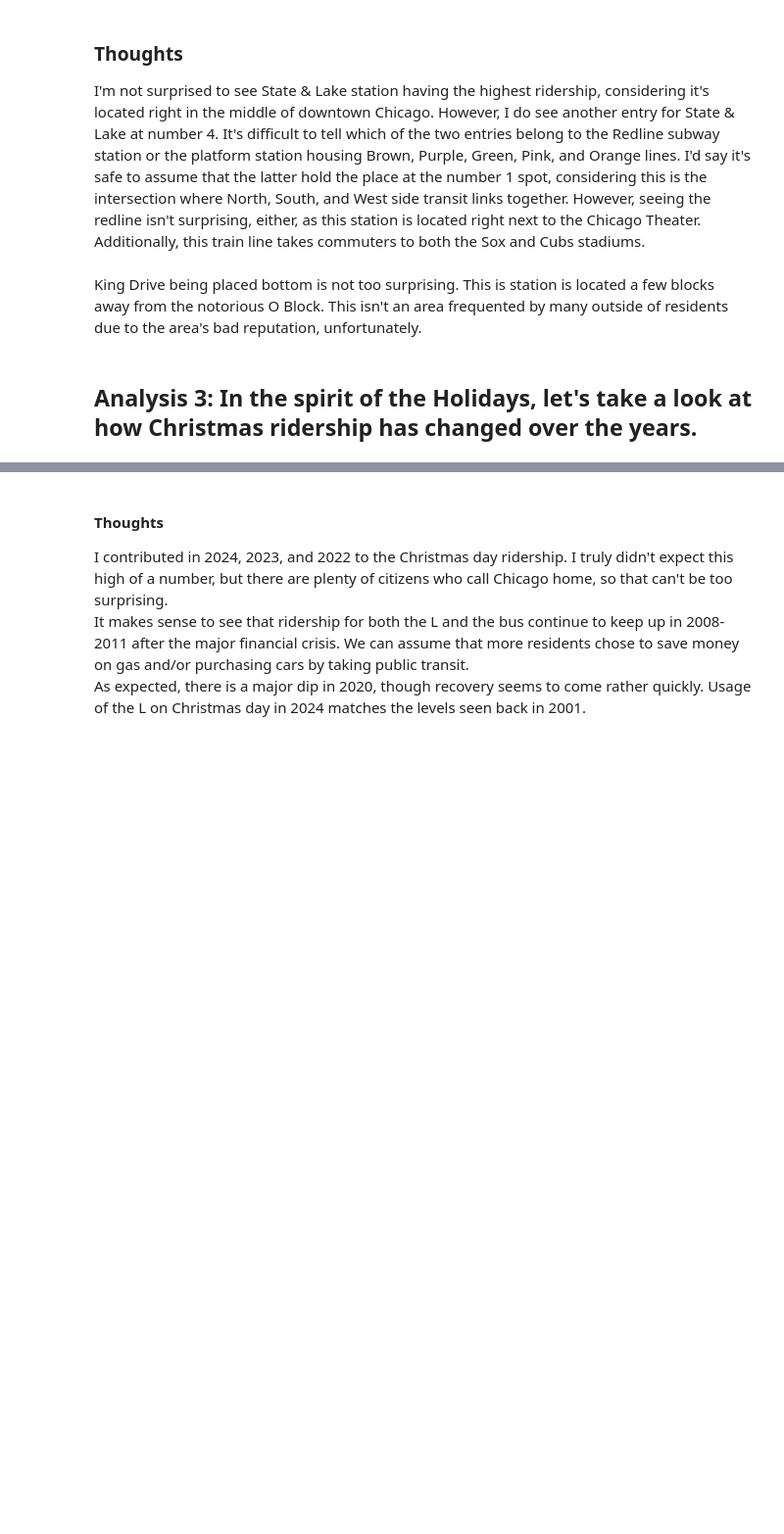
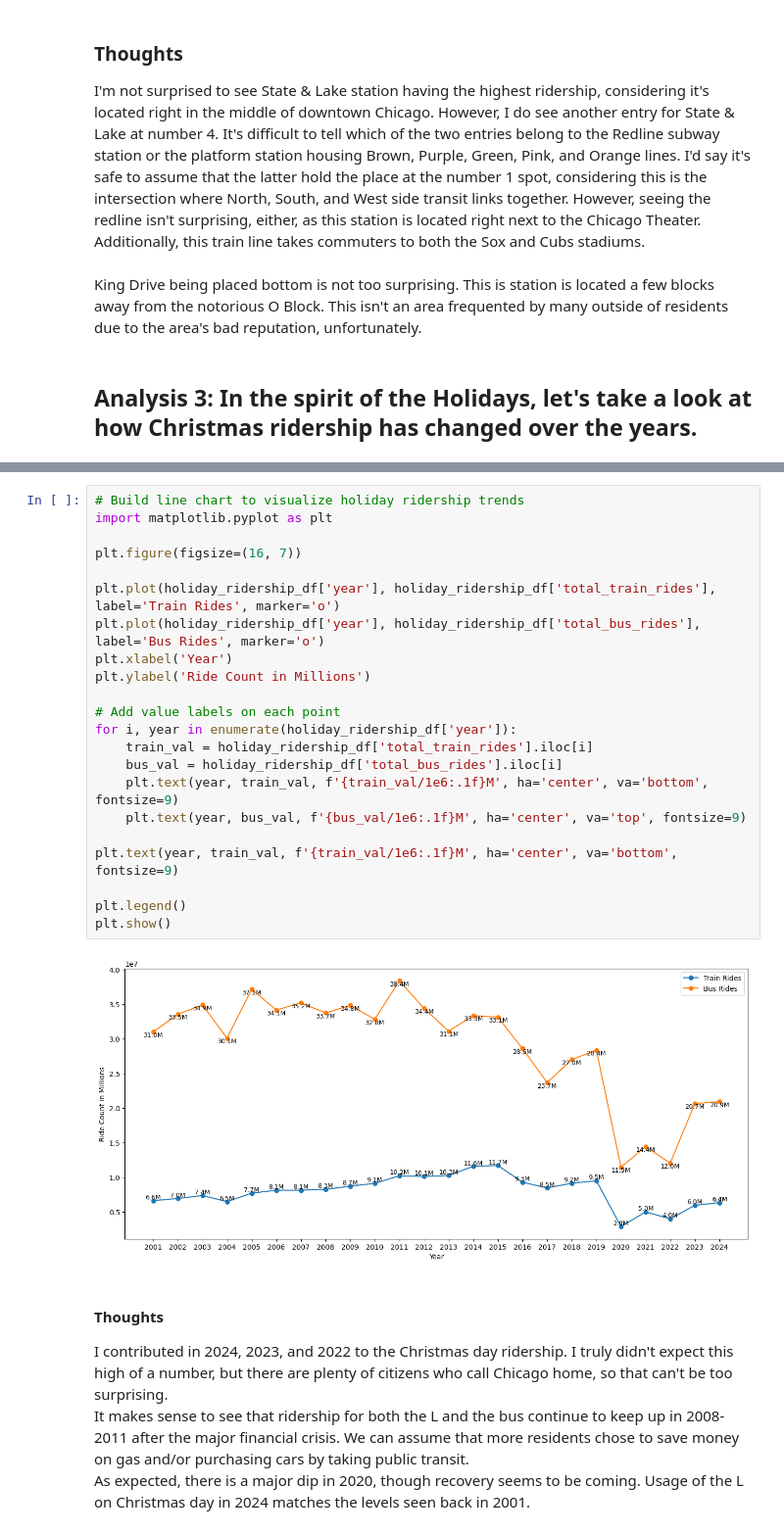
Before and after one commit to hinako-jefferson/trend-health-technical-exercise, a Jupyter notebook: analysis.ipynb, the cells around one changed output, grey strips where cells are left out. Shown at 98% size. Saved outputs shown, nothing was run; the diff lists cells and outputs as text; blank space fills up the shorter version.

Commit message:
inclusion of matplot lib

```diff
--- a/analysis.ipynb
+++ b/analysis.ipynb
@@ -173,5 +175,29 @@ holiday_ridership_df
+# %%
+# Build line chart to visualize holiday ridership trends
+import matplotlib.pyplot as plt
+
+plt.figure(figsize=(16, 7))
+
+plt.plot(holiday_ridership_df['year'], holiday_ridership_df['total_train_rides'], label='Train Rides', marker='o')
+plt.plot(holiday_ridership_df['year'], holiday_ridership_df['total_bus_rides'], label='Bus Rides', marker='o')
+plt.xlabel('Year')
+plt.ylabel('Ride Count in Millions')
+
+# Add value labels on each point
+for i, year in enumerate(holiday_ridership_df['year']):
+    train_val = holiday_ridership_df['total_train_rides'].iloc[i]
+    bus_val = holiday_ridership_df['total_bus_rides'].iloc[i]
+    plt.text(year, train_val, f'{train_val/1e6:.1f}M', ha='center', va='bottom', fontsize=9)
+    plt.text(year, bus_val, f'{bus_val/1e6:.1f}M', ha='center', va='top', fontsize=9)
+
+plt.text(year, train_val, f'{train_val/1e6:.1f}M', ha='center', va='bottom', fontsize=9)
+
+plt.legend()
+plt.show()
+# %% [output]
+[figure, added]
 # %% [markdown]
 #### Thoughts
 I contributed in 2024, 2023, and 2022 to the Christmas day ridership. I truly didn't expect this high of a number, but there are plenty of citizens who call Chicago home, so that can't be too surprising.\
 It makes sense to see that ridership for both the L and the bus continue to keep up in 2008-2011 after the major financial crisis. We can assume that more residents chose to save money on gas and/or purchasing cars by taking public transit. \
-As expected, there is a major dip in 2020, though recovery seems to come rather quickly. Usage of the L on Christmas day in 2024 matches the levels seen back in 2001.
+As expected, there is a major dip in 2020, though recovery seems to be coming. Usage of the L on Christmas day in 2024 matches the levels seen back in 2001.
```
Also changed, not shown: parts of 1 cell of this notebook, 1 other file.
